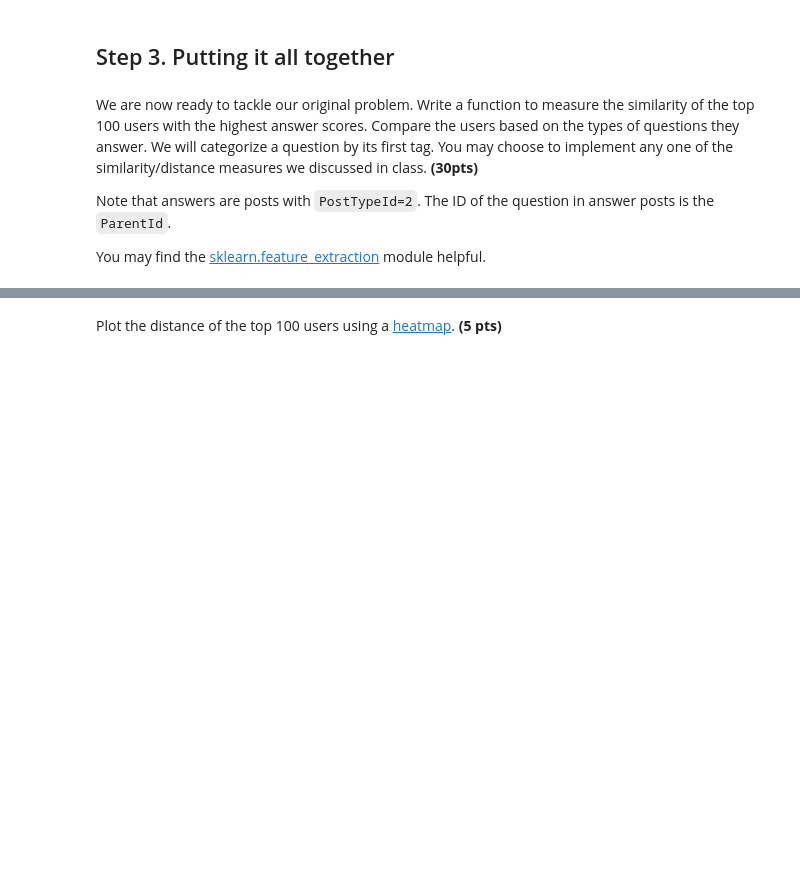
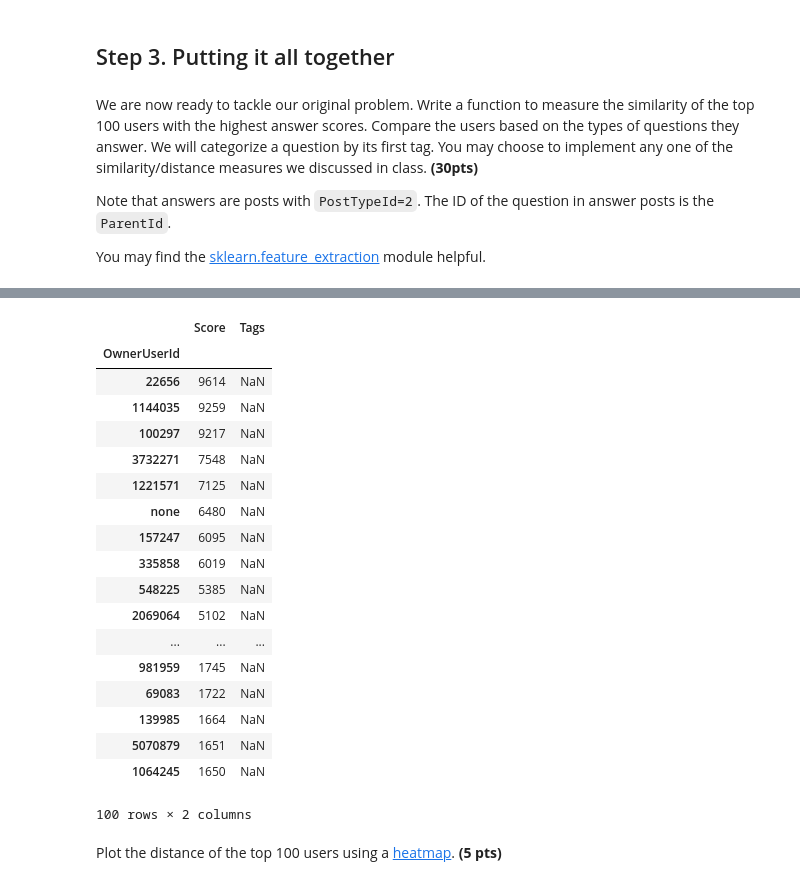
Before and after one commit to lmckone/Stackoverflow-user-similarity, a Jupyter notebook: Homework-1-1.ipynb, the cells around one changed output, grey strips where cells are left out. Drawn from its saved outputs; the diff is of its cells as text; code cells hidden in the pictures; blank space fills up the shorter version.

```diff
--- a/Homework-1-1.ipynb
+++ b/Homework-1-1.ipynb
@@ -97,3 +255,27 @@ We are now ready to tackle our original problem. Write a function to measure the
 Note that answers are posts with `PostTypeId=2`. The ID of the question in answer posts is the `ParentId`.
 
 You may find the [sklearn.feature_extraction](http://scikit-learn.org/stable/modules/feature_extraction.html) module helpful.
+# %%
+#create different answers and questions dataframes
+answers = stackdf[stackdf.Type == '2']
+answers.head()
+questions = stackdf[stackdf.Type == '1']
+#convert to numeric
+answers['Score'].apply(pd.to_numeric)
+#create top100 dataframe
+top100 = pd.DataFrame()
+#aggregate score and group by userid
+top100 = answers.groupby('OwnerUserId').agg({'Score': 'sum'})
+# %%
+#convert to numeric
+answers['Score'].apply(pd.to_numeric)
+#create top100 dataframe
+top100 = pd.DataFrame()
+#aggregate score and group by userid
+top100 = answers.groupby('OwnerUserId').agg({'Score': 'sum'})
+# %%
+#sort by score
+top100 = top100.sort_values(by='Score', ascending=0)
+#get the top 100 users
+top100 = top100[:100]
+top100
@@ -99,0 +302,24 @@ You may find the [sklearn.feature_extraction](http://scikit-learn.org/stable/mod
+# %%
+import numpy as np
+top100['Tags'] = np.nan
+top100
+# %% [output]
+|  | Score | Tags |
+| OwnerUserId |  |  |
+| 22656 | 9614 | NaN |
+| 1144035 | 9259 | NaN |
+| 100297 | 9217 | NaN |
+| 3732271 | 7548 | NaN |
+| 1221571 | 7125 | NaN |
+| none | 6480 | NaN |
+| 157247 | 6095 | NaN |
+| 335858 | 6019 | NaN |
+| 548225 | 5385 | NaN |
+| 2069064 | 5102 | NaN |
+| ... | ... | ... |
+| 981959 | 1745 | NaN |
+| 69083 | 1722 | NaN |
+| 139985 | 1664 | NaN |
+| 5070879 | 1651 | NaN |
+| 1064245 | 1650 | NaN |
+100 rows × 2 columns
```
Also changed, not shown: parts of 17 cells of this notebook, 1 other file.
